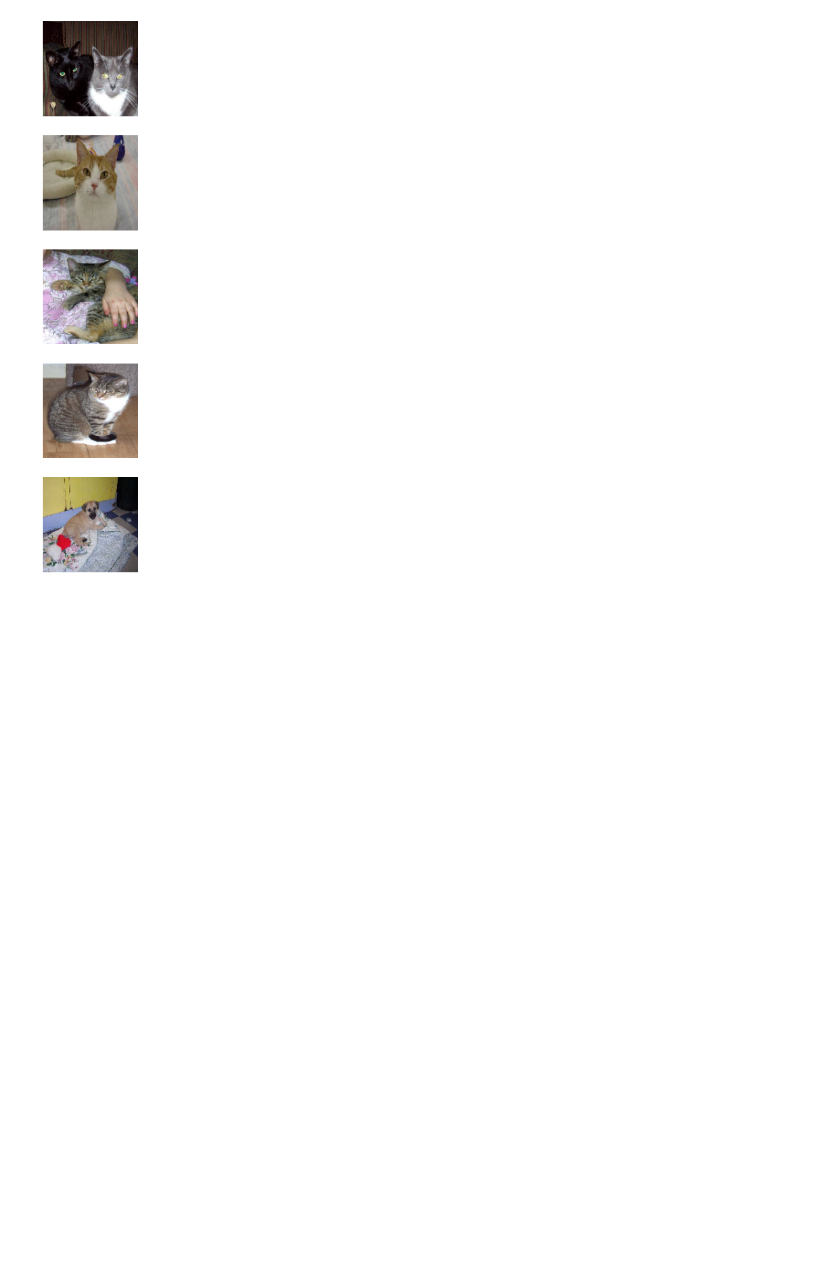
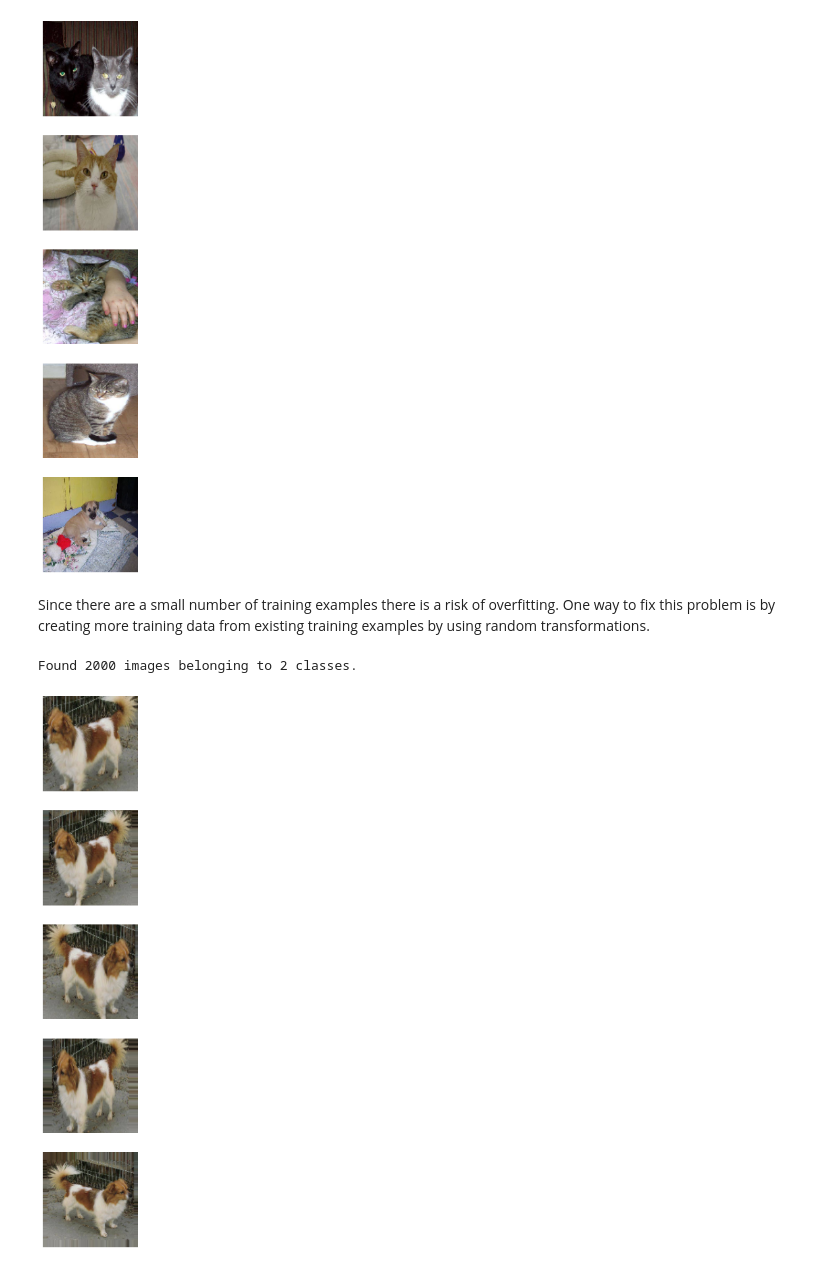
Before and after one commit to Ana1601-code/Cat-and-Dog-Image-Classifier, a Jupyter notebook: Dog_or_Cat.ipynb, the cells around one changed output. Cells and saved outputs as stored; diff of their text form; code cells hidden in the pictures; blank space fills up the shorter version.

```diff
--- a/Dog_or_Cat.ipynb
+++ b/Dog_or_Cat.ipynb
@@ -92,3 +92,19 @@ sample_training_images, _ = next(train_data_gen)
 plotImages(sample_training_images[:5])
 # %% [output]
 [figure]
+# %% [markdown]
+Since there are a small number of training examples there is a risk of overfitting. One way to fix this problem is by creating more training data from existing training examples by using random transformations.
+# %%
+train_image_generator = ImageDataGenerator(shear_range=0.3,zoom_range=0.3,horizontal_flip=True,rescale= 1. / 255)
+# %%
+train_data_gen = train_image_generator.flow_from_directory(batch_size=batch_size,
+                                                     directory=train_dir,
+                                                     target_size=(IMG_HEIGHT, IMG_WIDTH),
+                                                     class_mode='binary')
+
+augmented_images = [train_data_gen[0][0][0] for i in range(5)]
+
+plotImages(augmented_images)
+# %% [output]
+Found 2000 images belonging to 2 classes.
+[figure, added]
```
Also changed, not shown: parts of 13 cells of this notebook.
